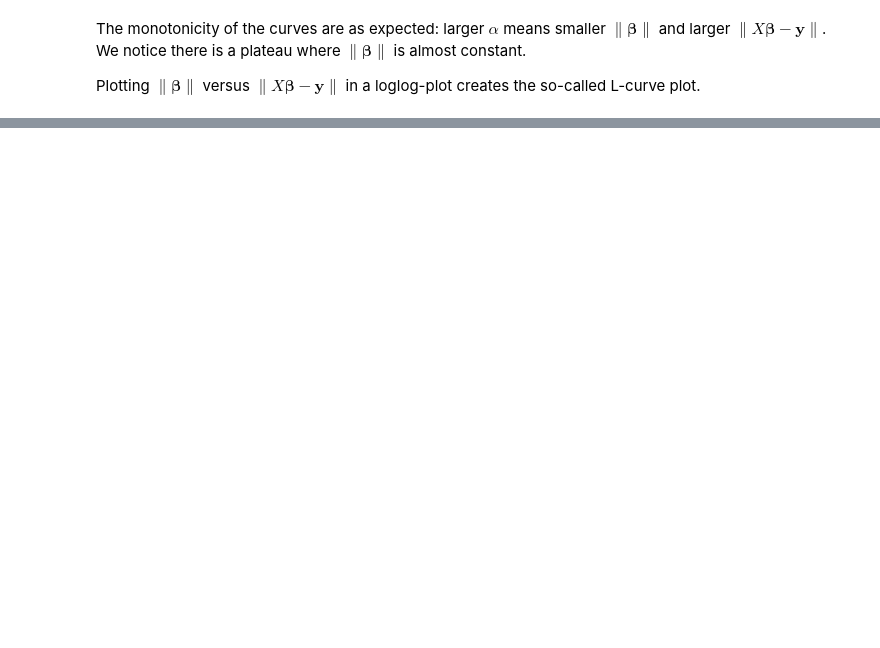
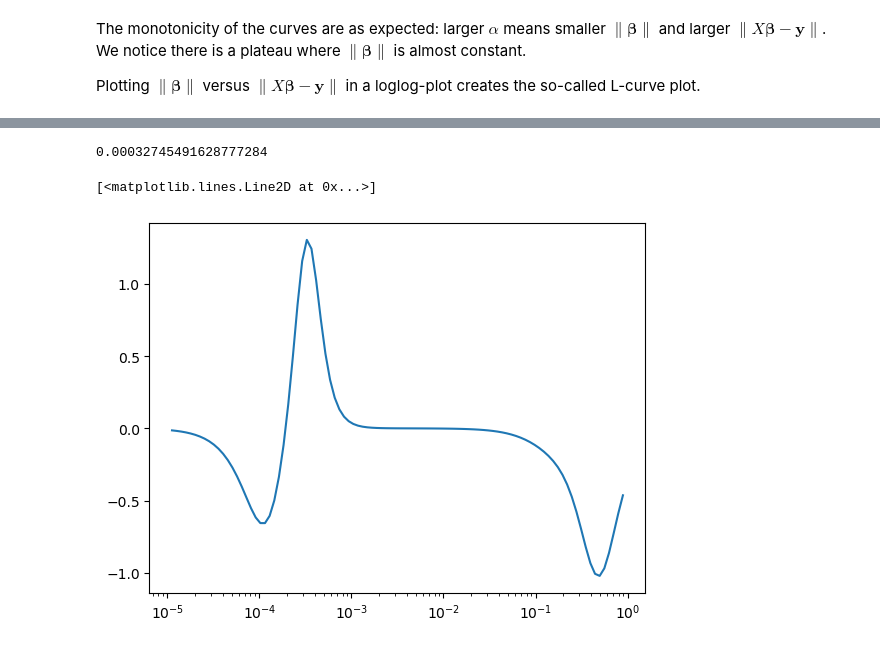
Before and after one commit to bogfjellmo/nmbu-math280, a Jupyter notebook: LectureExamples/Tikhonov/Tikhonov.ipynb, the cells around one changed output, grey strips where cells are left out. Cells and saved outputs as stored; diff of their text form; code cells hidden in the pictures; blank space fills up the shorter version.

```diff
--- a/LectureExamples/Tikhonov/Tikhonov.ipynb
+++ b/LectureExamples/Tikhonov/Tikhonov.ipynb
@@ -197,0 +212,23 @@ This is the point marked with an orange dot in the plot above.
+# %%
+points=np.hstack((np.log(Resnorm).reshape(-1,1), np.log(Betanorm).reshape(-1,1)))
+
+
+
+# signed area
+Area=0.5*np.array([np.linalg.det([points[i+2]-points[i+1], points[i]-points[i+1]]) for i in range(len(points)-2)])
+# product of lengths
+abc=np.array([np.linalg.norm(points[i+1]-points[i])*np.linalg.norm(points[i+2]-points[i+1])*np.linalg.norm(points[i+2]-points[i]) for i in range(len(points)-2)])
+# %%
+
+K=4*Area/abc # curvature
+
+alpha_idx=np.argmax(K)+1 # index of maximum curvature + 1 to account for the shift
+
+print(alphas[alpha_idx])
+# %% [output]
+0.00032745491628777284
+# %%
+plt.semilogx(alphas[1:-1], K)
+# %% [output]
+[<matplotlib.lines.Line2D at 0x...>]
+[figure, added]
```
Also changed, not shown: parts of 8 cells of this notebook.
